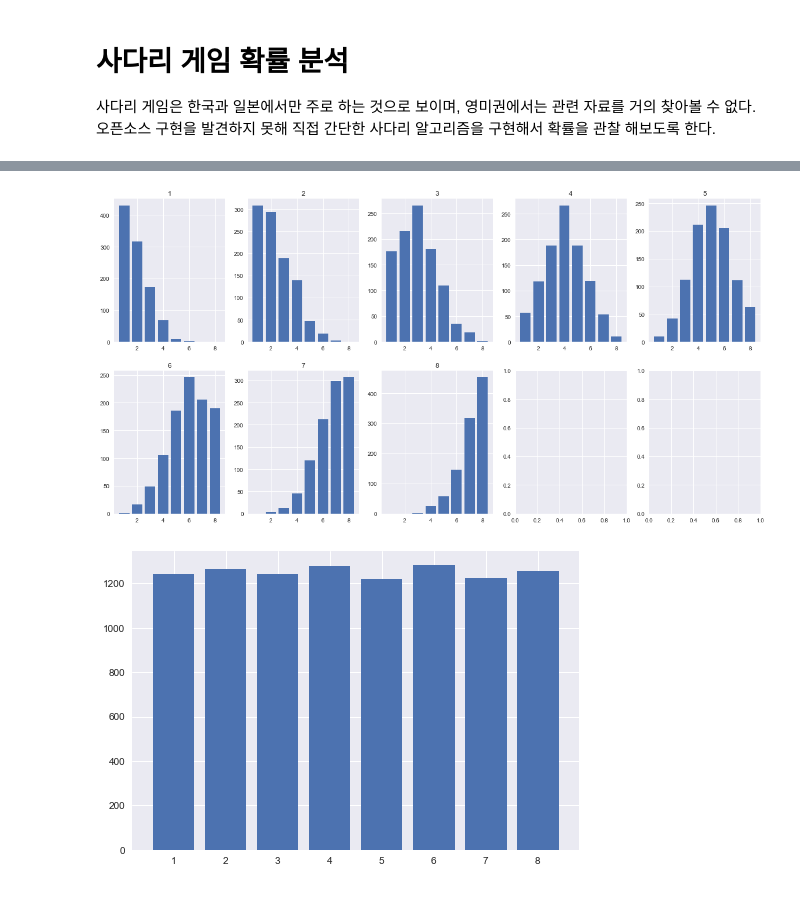
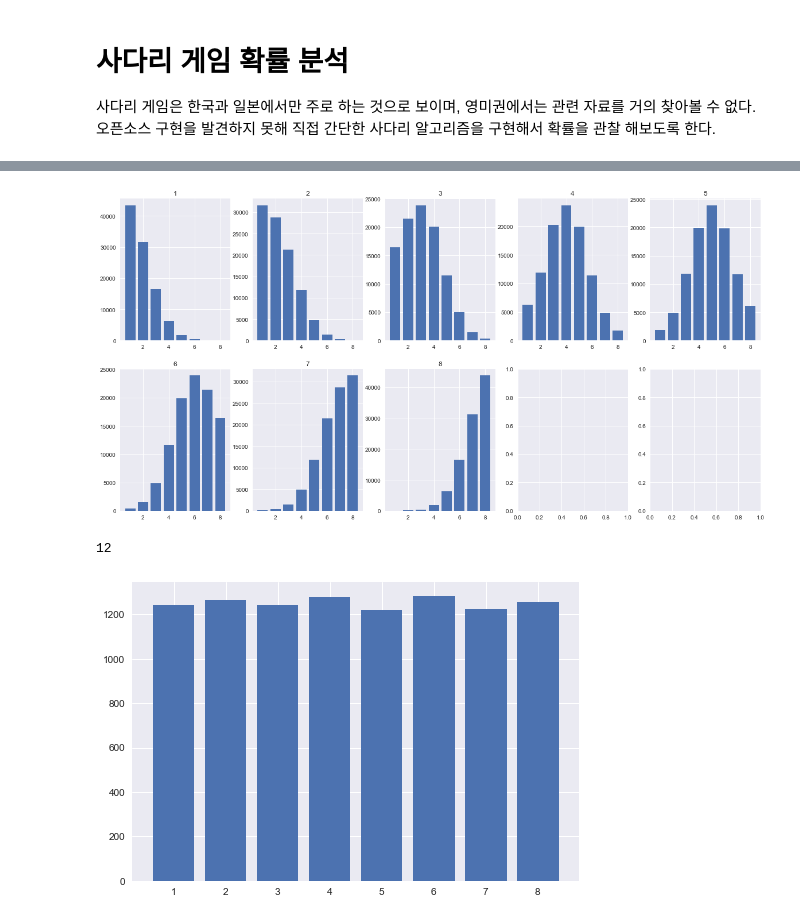
Before and after one commit to likejazz/jupyter-notebooks, a Jupyter notebook: ghost-leg-probabilities.ipynb, the cells around one changed output, grey strips where cells are left out. Cells and saved outputs as stored; diff of their text form; code cells hidden in the pictures.

```diff
--- a/ghost-leg-probabilities.ipynb
+++ b/ghost-leg-probabilities.ipynb
@@ -113,20 +113,24 @@ def make_hist(y):
 # %%
 # 1 ~ 10 까지 각 출발점에 따른 도착점 분포를 2x5 plot에 표현한다.
 fig, axs = plt.subplots(2, 5, figsize=(20, 10))
 
 start_point = 1
 for i in range(2):
     for j in range(5):
         if start_point > width:
             break
-        y = try_ladder(1000, start_point)
+        y = try_ladder(100000, start_point)
 
-        axs[i,j].set_title(start_point)
+        axs[i, j].set_title(start_point)
         axs[i, j].bar(np.arange(1, width + 1), make_hist(y))
 
         start_point += 1
 # %% [output]
-[figure, old version]
+[figure, new version]
+# %%
+length
+# %% [output]
+12
 # %%
 # 출발점이 랜덤인 경우 도착점 분포
 plt.xticks(np.arange(1, width + 1))
```
Also changed, not shown: parts of 4 cells of this notebook.
